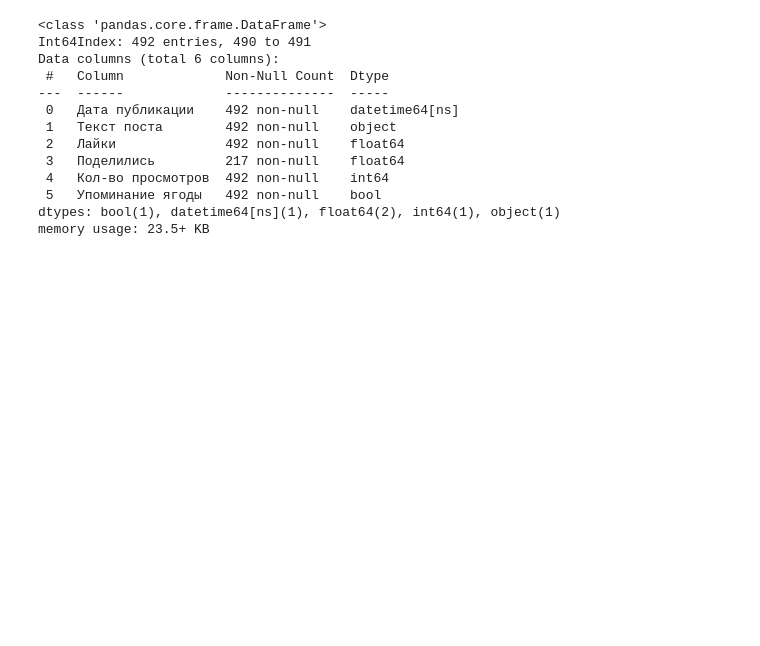
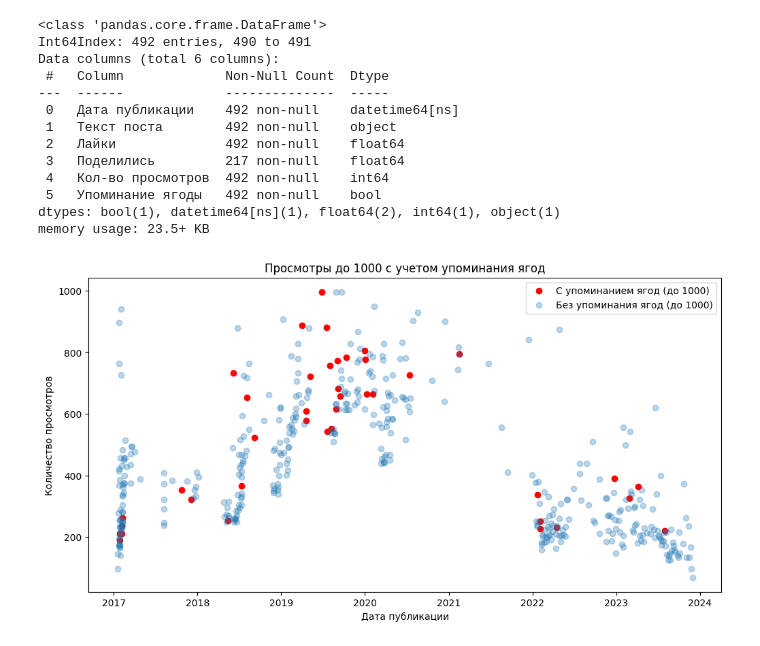
Before and after one commit to SergeyHSE/PostsAnalysis.github.io, a Jupyter notebook: VKPostsAnalysis.ipynb, the cells around one changed output. Drawn from its saved outputs; the diff is of its cells as text; code cells hidden in the pictures; blank space fills up the shorter version.

```diff
--- a/VKPostsAnalysis.ipynb
+++ b/VKPostsAnalysis.ipynb
@@ -180,3 +180,18 @@ Data columns (total 6 columns):
  5   Упоминание ягоды   492 non-null    bool
 dtypes: bool(1), datetime64[ns](1), float64(2), int64(1), object(1)
 memory usage: 23.5+ KB
+# %%
+plt.figure(figsize=(12, 6))
+plt.scatter(df[df['Упоминание ягоды'] & (df['Кол-во просмотров'] < 1000)]['Дата публикации'],
+            df[df['Упоминание ягоды'] & (df['Кол-во просмотров'] < 1000)]['Кол-во просмотров'],
+            label='С упоминанием ягод (до 1000)', color='red', marker='o')
+plt.scatter(df[~df['Упоминание ягоды'] & (df['Кол-во просмотров'] < 1000)]['Дата публикации'],
+            df[~df['Упоминание ягоды'] & (df['Кол-во просмотров'] < 1000)]['Кол-во просмотров'],
+            alpha=0.3, label='Без упоминания ягод (до 1000)', marker='o')
+plt.title('Просмотры до 1000 с учетом упоминания ягод')
+plt.xlabel('Дата публикации')
+plt.ylabel('Количество просмотров')
+plt.legend()
+plt.show()
+# %% [output]
+[figure, added]
```
